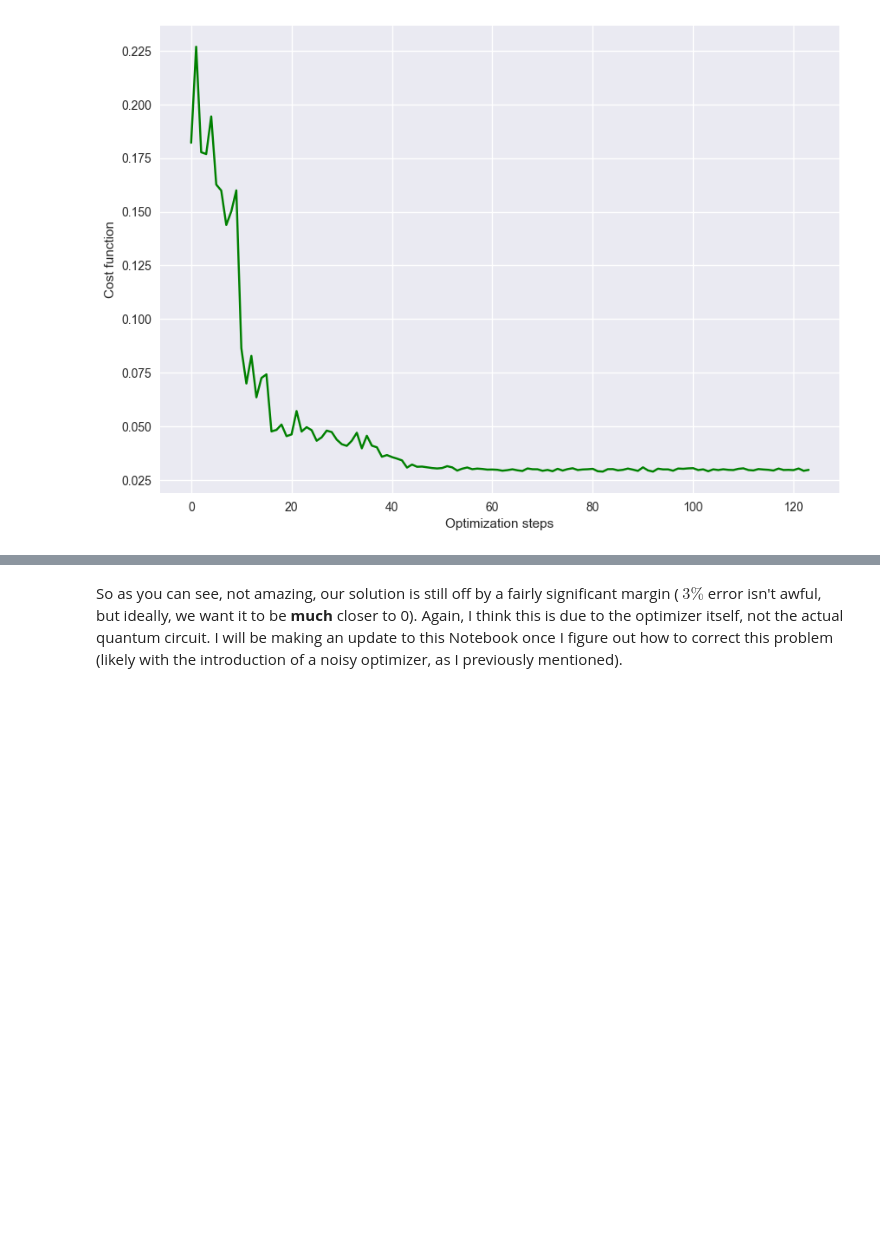
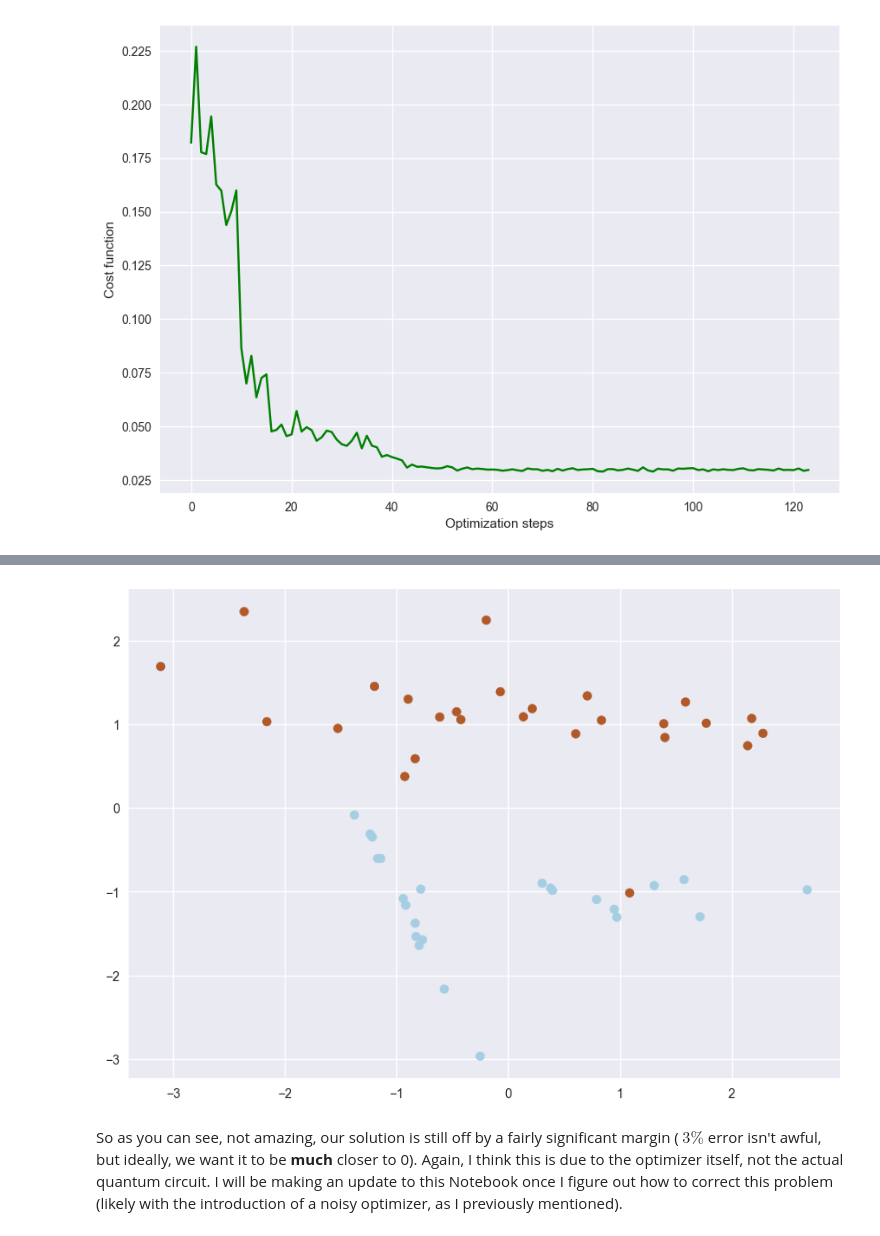
Before and after one commit to cezaris13/CourseWork, a Jupyter notebook: vqls.ipynb, the cells around one changed output, grey strips where cells are left out. Saved outputs shown, nothing was run; the diff lists cells and outputs as text; code cells hidden in the pictures; blank space fills up the shorter version.

Commit message:
lssvm code

```diff
--- a/vqls.ipynb
+++ b/vqls.ipynb
@@ -720,0 +737,84 @@ plotCost(costHistory)
+# %%
+import numpy as np
+from sklearn import datasets
+from sklearn.model_selection import train_test_split
+
+gamma = 0.01 # regularization parameter
+testSize = 0.2
+
+X, y = datasets.make_classification(n_samples=50, n_features=2, n_informative=2, n_redundant=0, random_state=44)
+y = np.where(y == 0, -1, 1)
+X_train, X_test, y_train, y_test = train_test_split(X, y, test_size=testSize, random_state=42)
+
+# Define the linear kernel function
+def linear_kernel(x1, x2):
+    return np.dot(x1, x2)
+
+# Calculate the kernel matrix
+def kernelMatrix(X, Y, kernel=linear_kernel):
+    n_samples = X.shape[0]
+    m_samples = Y.shape[0]
+    K = np.zeros((n_samples, m_samples))
+    for i in range(n_samples):
+        for j in range(m_samples):
+            K[i, j] = kernel(X[i], Y[j])
+    return K
+
+def createTopMatrix(N):
+    matrix_top = np.zeros((N + 1, N + 1))
+    matrix_top[0, 0] = 0
+    matrix_top[0, 1:] = 1
+    matrix_top[1:, 0] = 1
+    return matrix_top
+
+def createBottomMatrix(X, gamma):
+    Omega = kernelMatrix(X,X)
+    return Omega + np.identity(X.shape[0]) / gamma
+
+def combineTopBottomMatrices(X, gamma):
+    matrix_top = createTopMatrix(X.shape[0])
+    matrix_bottom = createBottomMatrix(X, gamma)
+    for i in range(matrix_top.shape[0]):
+        for j in range(matrix_top.shape[1]):
+            if i == 0 or j == 0:
+                continue
+            matrix_top[i, j] = matrix_bottom[i-1, j-1]
+    return matrix_top
+
+def weightsAndBiasVector(weights, bias):
+    return np.concatenate((np.array([bias]), weights))
+
+def prepareLabels(y):
+    return np.concatenate((np.array([0]), y))
+
+def predict(X_train, X_test, weights, b):
+    ls = kernelMatrix(X_test, X_train)
+    predictions = np.sign(np.dot(ls, weights) + b)
+    return predictions
+
+def accuracy(y_test, predictions):
+    return np.sum(np.sign(predictions) == y_test) / len(y_test)
+
+# Construct the LS-SVM matrix
+lssvm_matrix = combineTopBottomMatrices(X_train, gamma)
+yVector = prepareLabels(y_train)
+print("LS-SVM Matrix:", lssvm_matrix)
+print(yVector)
+
+# solve the linear system of equations( change this in the future with quantum algorithm)
+solution = np.linalg.solve(lssvm_matrix, yVector)
+print("Solution:", solution)
+
+bias = solution[0]
+weights = solution[1:]
+
+predictions = predict(X_train, X_test, weights, bias)
+print("Predictions:", predictions)
+
+print("Accuracy:", accuracy(y_test, predictions))
+
+plt.scatter(X[:, 0], X[:, 1], c=y, cmap=plt.cm.Paired)
+ax = plt.gca()
+xlim = ax.get_xlim()
+ylim = ax.get_ylim()
+# %% [output]
@@ -721,2 +838,3 @@ plotCost(costHistory)
+[figure, added]
 # %% [markdown]
 So as you can see, not amazing, our solution is still off by a fairly significant margin ($~3\%$ error isn't awful, but ideally, we want it to be **much** closer to 0). Again, I think this is due to the optimizer itself, not the actual quantum circuit. I will be making an update to this Notebook once I figure out how to correct this problem (likely with the introduction of a noisy optimizer, as I previously mentioned).
```
Also changed, not shown: parts of 3 cells of this notebook.
